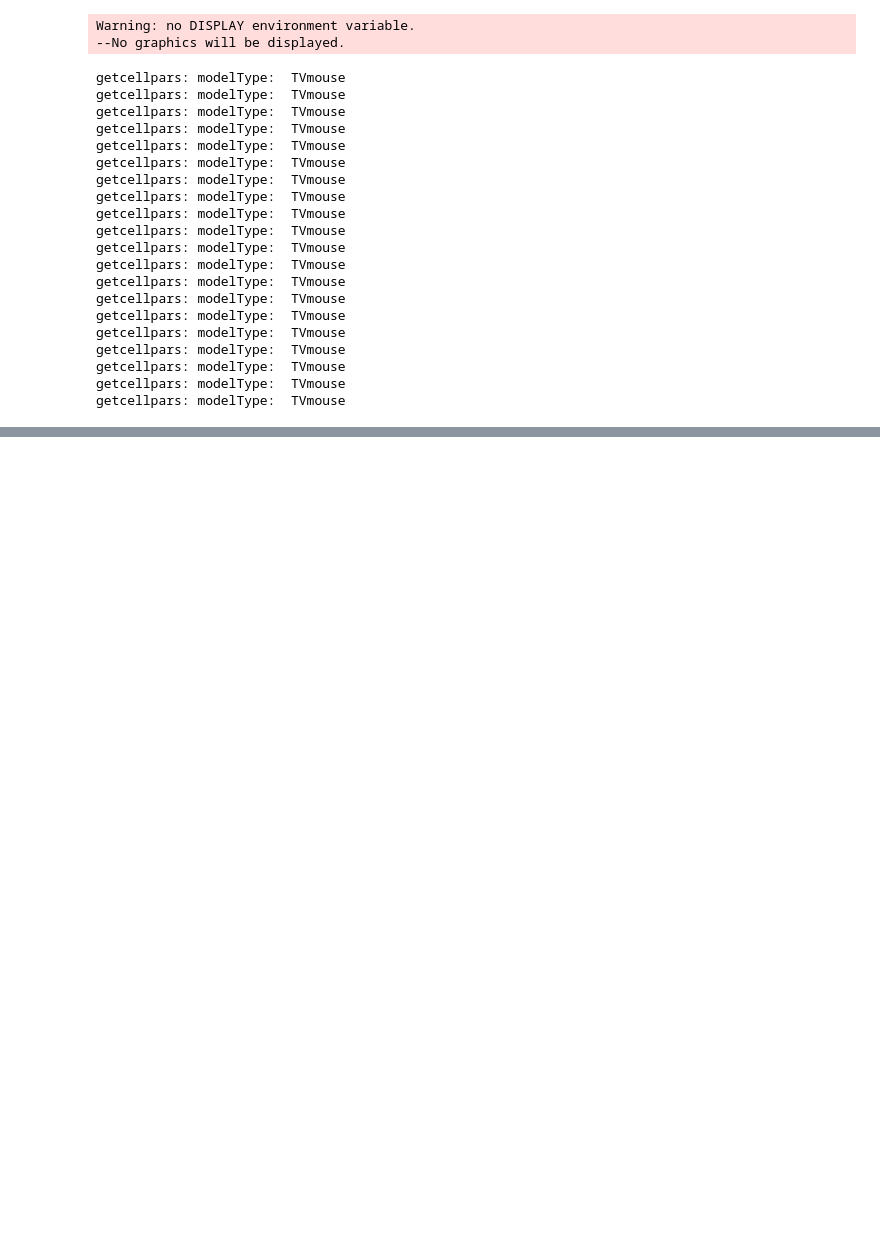
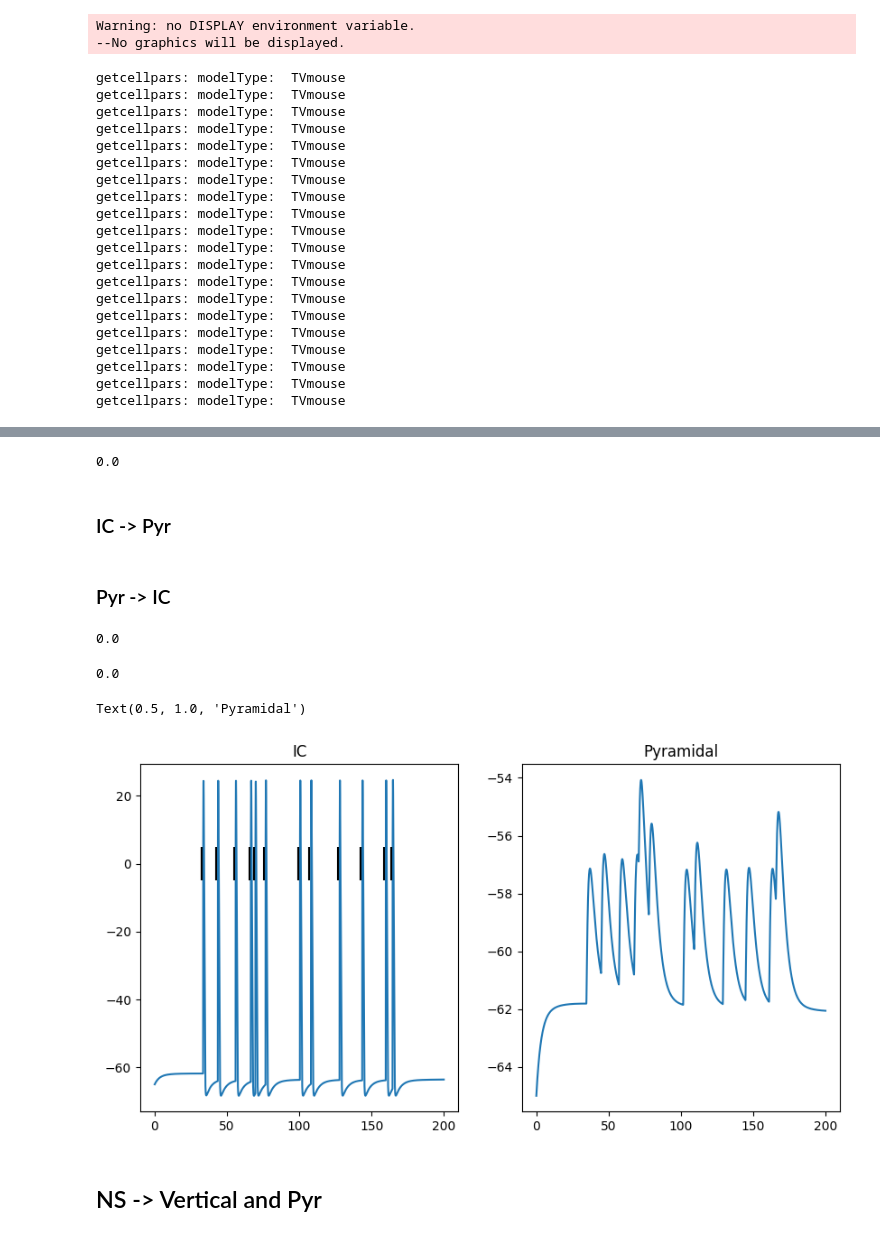
Before and after one commit to kedoxey/DCN_model, a Jupyter notebook: notebooks/tune_ic.ipynb, the cells around one changed output, grey strips where cells are left out. Drawn from its saved outputs; the diff is of its cells as text; code cells hidden in the pictures; blank space fills up the shorter version.

```diff
--- a/notebooks/tune_ic.ipynb
+++ b/notebooks/tune_ic.ipynb
@@ -55,0 +167,18 @@ t = h.Vector().record(h._ref_t)
+# %%
+ns_ic = h.NetStim()
+ns_ic.interval = 1000/80  # 80 Hz
+ns_ic.number = 2e9
+ns_ic.start = 10
+ns_ic.noise = 0.8
+ns_ic.seed(74)
+
+stim_t_ic = h.Vector()
+stim_id_ic = h.Vector()
+e_syn_ic = h.ExpSyn(ic_cell.soma(0.5))
+nc_ic = h.NetCon(ns_ic, e_syn_ic)
+nc_ic.weight[0] = 1
+nc_ic.record(stim_t_ic, stim_id_ic)
+# %% [output]
+0.0
+# %% [markdown]
+### IC -> Pyr
@@ -55,0 +191,39 @@ t = h.Vector().record(h._ref_t)
+# %% [markdown]
+### Pyr -> IC
+# %%
+e_syn_pic = h.Exp2Syn(ic_cell.soma(0.5))
+e_syn_pic.tau2 = 2
+
+nc_pic = h.NetCon(pyramidal_cell.soma(0.5)._ref_v, e_syn_pic, sec=pyramidal_cell.soma)
+nc_pic.weight[0] = 1
+
+stim_t_pic = h.Vector()
+stim_id_pic = h.Vector()
+nc_pic.record(stim_t_pic, stim_id_pic)
+# %% [output]
+0.0
+# %%
+h.tstop = 0.2*1000
+h.dt = 0.025
+h.celsius = 34.0
+
+cnm.util.custom_init()
+h.run()
+# %% [output]
+0.0
+# %%
+fig, axs = plt.subplots(1,2,figsize=(10,5))
+axs.ravel()
+
+axs[0].plot(t, ic_v)
+axs[0].set_title('IC')
+axs[0].vlines(list(stim_t_ic), ymin=-5, ymax=5, color='k')
+axs[0].vlines(list(stim_t_pic), ymin=-30, ymax=-20, color='tab:green')
+
+axs[1].plot(t, pyramidal_v)
+axs[1].set_title('Pyramidal')
+# %% [output]
+Text(0.5, 1.0, 'Pyramidal')
+[figure, added]
+# %% [markdown]
+## NS -> Vertical and Pyr
```
Also changed, not shown: parts of 26 cells of this notebook, 10 other files.
